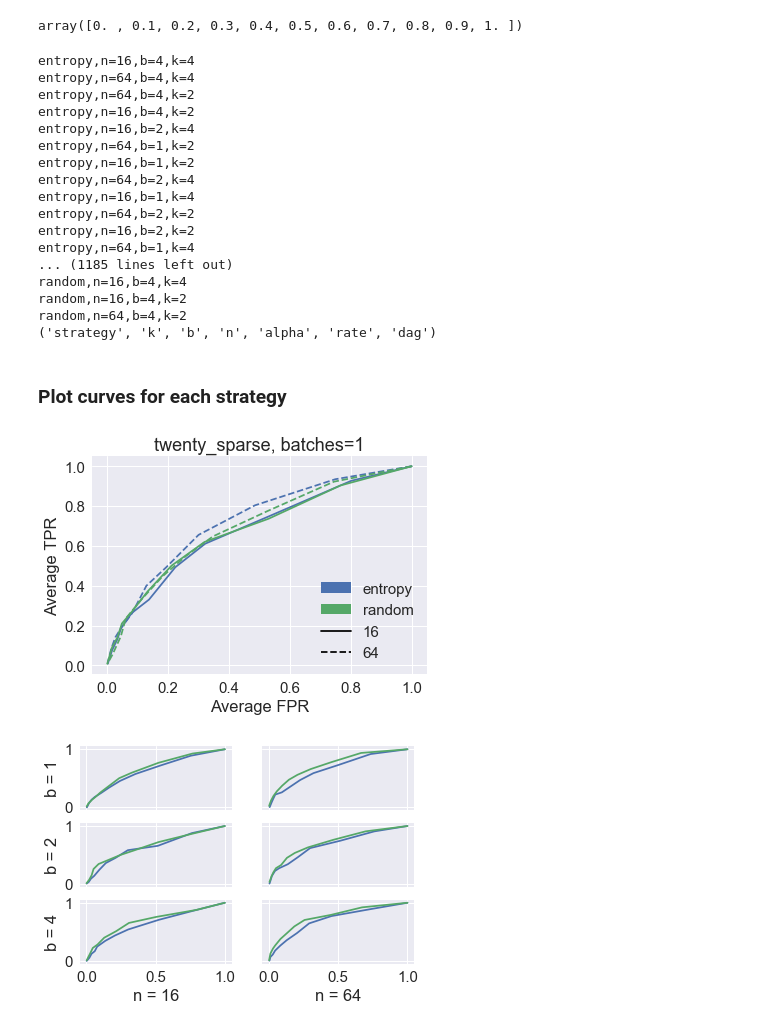
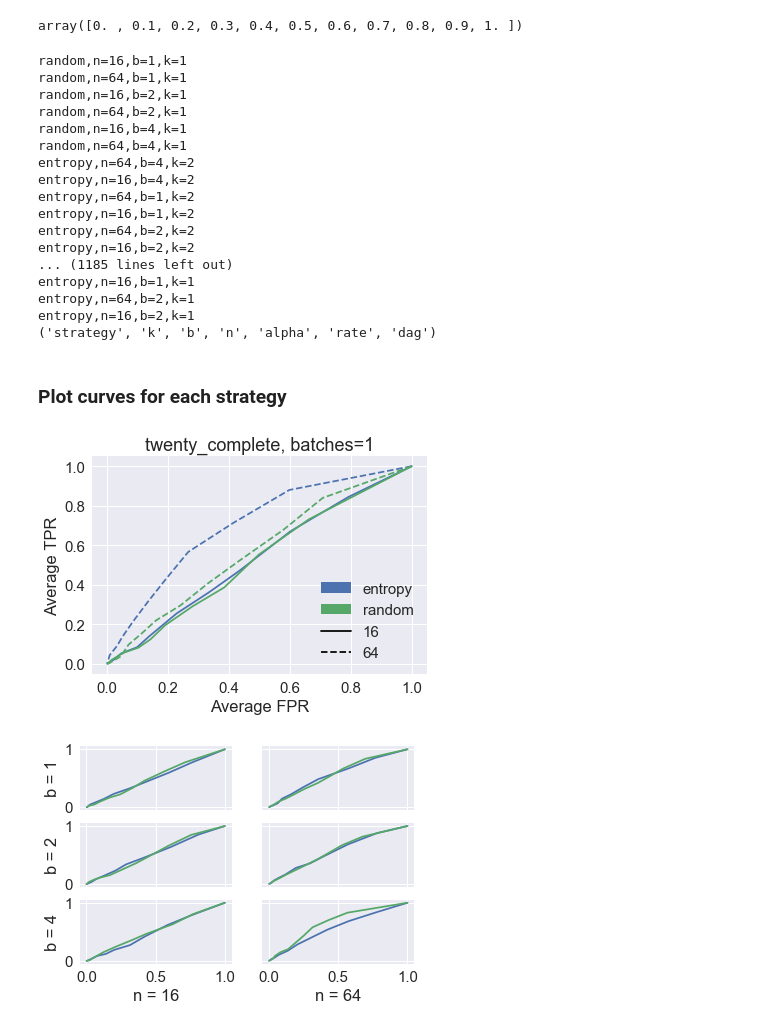
Before and after one commit to agrawalraj/active_learning, a Jupyter notebook: new/analyze_results.ipynb, the cells around one changed output. Cells and saved outputs as stored; diff of their text form; code cells hidden in the pictures.

```diff
--- a/new/analyze_results.ipynb
+++ b/new/analyze_results.ipynb
@@ -1,7 +1,7 @@
 # %% [markdown]
 ### Dataset to use - change this value to analyze a different data set
 # %%
-dataset = 'twenty_sparse'
+dataset = 'twenty_complete'
 # %%
 from analysis import check_folder
 check_folder.check_folder(dataset)
@@ -52,7 +52,7 @@ Computed parent probabilities
 ### Load the rates DataArray, a 7-dimensional tensor mapping each strategy (strategy name, n, b, k) and significance level to the value of a rate for all DAGs
 # %%
 strategy_names = ['entropy', 'random']
-ks = [2, 4]
+ks = [1, 2]
 bs = [1, 2, 4]
 ns = [16, 64]
 np.linspace(0, 1, 11)
@@ -71,22 +71,22 @@ rates_da = check_gies.get_rates_data_array(
 )
 print(rates_da.dims)
 # %% [output]
-entropy,n=16,b=4,k=4
-entropy,n=64,b=4,k=4
+random,n=16,b=1,k=1
+random,n=64,b=1,k=1
+random,n=16,b=2,k=1
+random,n=64,b=2,k=1
+random,n=16,b=4,k=1
+random,n=64,b=4,k=1
 entropy,n=64,b=4,k=2
 entropy,n=16,b=4,k=2
-entropy,n=16,b=2,k=4
 entropy,n=64,b=1,k=2
 entropy,n=16,b=1,k=2
-entropy,n=64,b=2,k=4
-entropy,n=16,b=1,k=4
 entropy,n=64,b=2,k=2
 entropy,n=16,b=2,k=2
-entropy,n=64,b=1,k=4
 ... (1185 lines left out)
-random,n=16,b=4,k=4
-random,n=16,b=4,k=2
-random,n=64,b=4,k=2
+entropy,n=16,b=1,k=1
+entropy,n=64,b=2,k=1
+entropy,n=16,b=2,k=1
 ('strategy', 'k', 'b', 'n', 'alpha', 'rate', 'dag')
 # %% [markdown]
 ### Plot curves for each strategy
@@ -115,7 +115,7 @@ plt.clf()
 
 rate_avgs_da = rates_da.mean(dim='dag')
 b=1
-k=2
+k=1
 for strategy, color in zip(strategy_names, colors):
     for n, linestyle in zip(ns, linestyles):
         strat_avg_tprs = rate_avgs_da.sel(strategy=strategy, b=b, k=k, n=n, rate='tpr').values
@@ -130,20 +130,20 @@ plt.title(dataset + ', batches=%s' % b)
 plt.xlabel('Average FPR')
 plt.ylabel('Average TPR');
 # %% [output]
-[figure, old version]
+[figure, new version]
 # %%
 fig, ax = plt.subplots(len(bs), len(ns), sharey=True, sharex=True)
-k=4
+k=2
 for (b_ix, b), (n_ix, n) in itr.product(list(enumerate(bs)), list(enumerate(ns))):
     for strategy, color in zip(strategy_names, colors):
         avg_rates = rate_avgs_da.sel(strategy=strategy, b=b, k=k, n=n)
         tpr_fpr_df = order_tpr_fpr(avg_rates.sel(rate='fpr').values, avg_rates.sel(rate='tpr').values)
         ax[b_ix, n_ix].plot(tpr_fpr_df['fpr'], tpr_fpr_df['tpr'], color=color)
         if b_ix == len(bs)-1:
             ax[b_ix, n_ix].set_xlabel('n = %s' % n)
         if n_ix == 0:
             ax[b_ix, n_ix].set_ylabel('b = %s' % b)
 # %% [output]
-[figure, old version]
+[figure, new version]
 # %%
 ns
```
Also changed, not shown: parts of 2 cells of this notebook, 1 other file.
